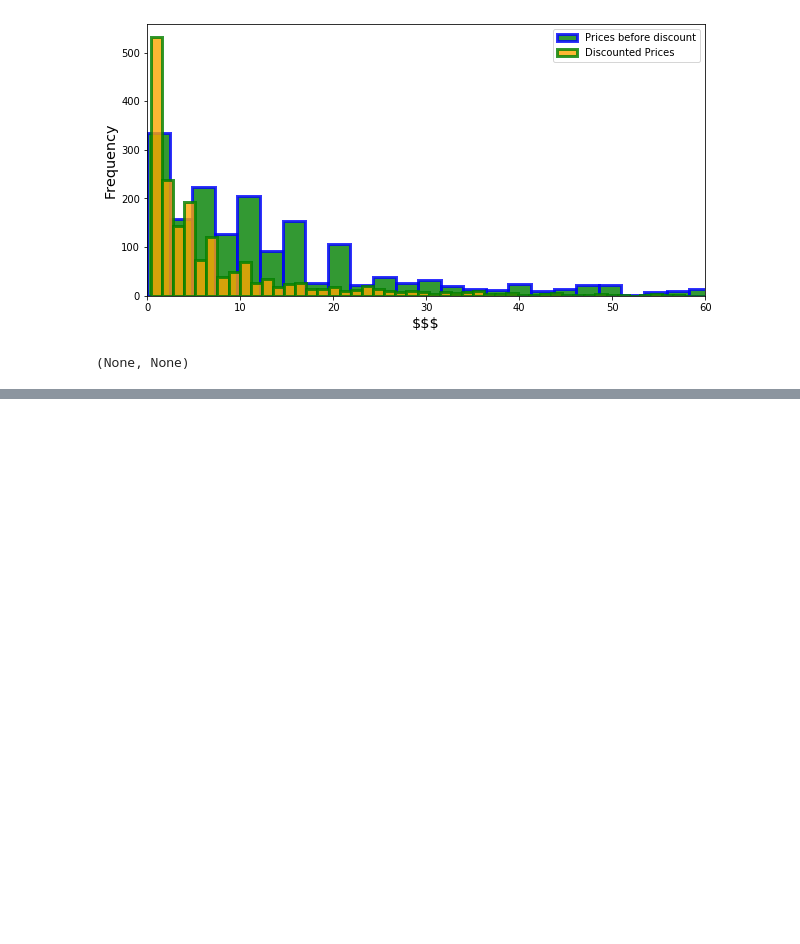
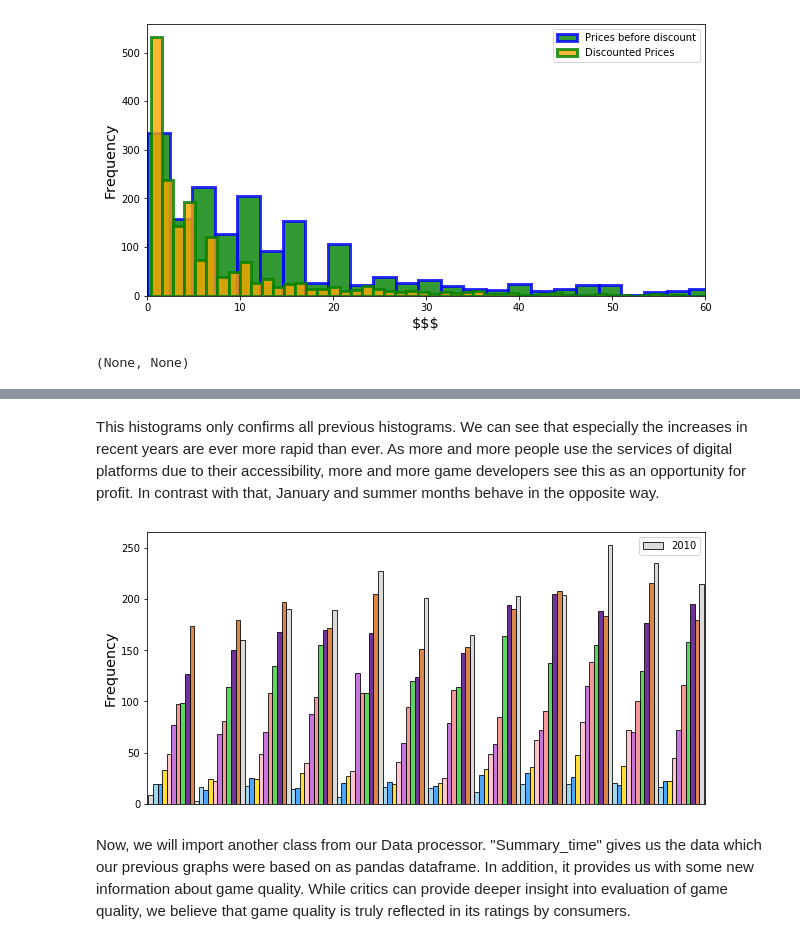
Before and after one commit to magicbeans817/likememes, a Jupyter notebook: Data_interpreter.ipynb, the cells around one changed output, grey strips where cells are left out. Saved outputs shown, nothing was run; the diff lists cells and outputs as text; code cells hidden in the pictures; blank space fills up the shorter version.

```diff
--- a/Data_interpreter.ipynb
+++ b/Data_interpreter.ipynb
@@ -62,2 +91,10 @@ dfs.price_hist()
+# %% [markdown]
+This histograms only confirms all previous histograms. We can see that especially the increases in recent years are ever more rapid than ever. As more and more people use the services of digital platforms due to their accessibility, more and more game developers see this as an opportunity for profit. In contrast with that, January and summer months behave in the opposite way.
+# %%
+dfs.release_multiple_hist()
+# %% [output]
+[figure, added]
+# %% [markdown]
+Now, we will import another class from our Data processor. "Summary_time" gives us the data which our previous graphs were based on as pandas dataframe. In addition, it provides us with some new information about game quality. While critics can provide deeper insight into evaluation of game quality, we believe that game quality is truly reflected in its ratings by consumers.
 # %%
 from Data_processor_py import Summary_time
```
Also changed, not shown: parts of 25 cells of this notebook.
